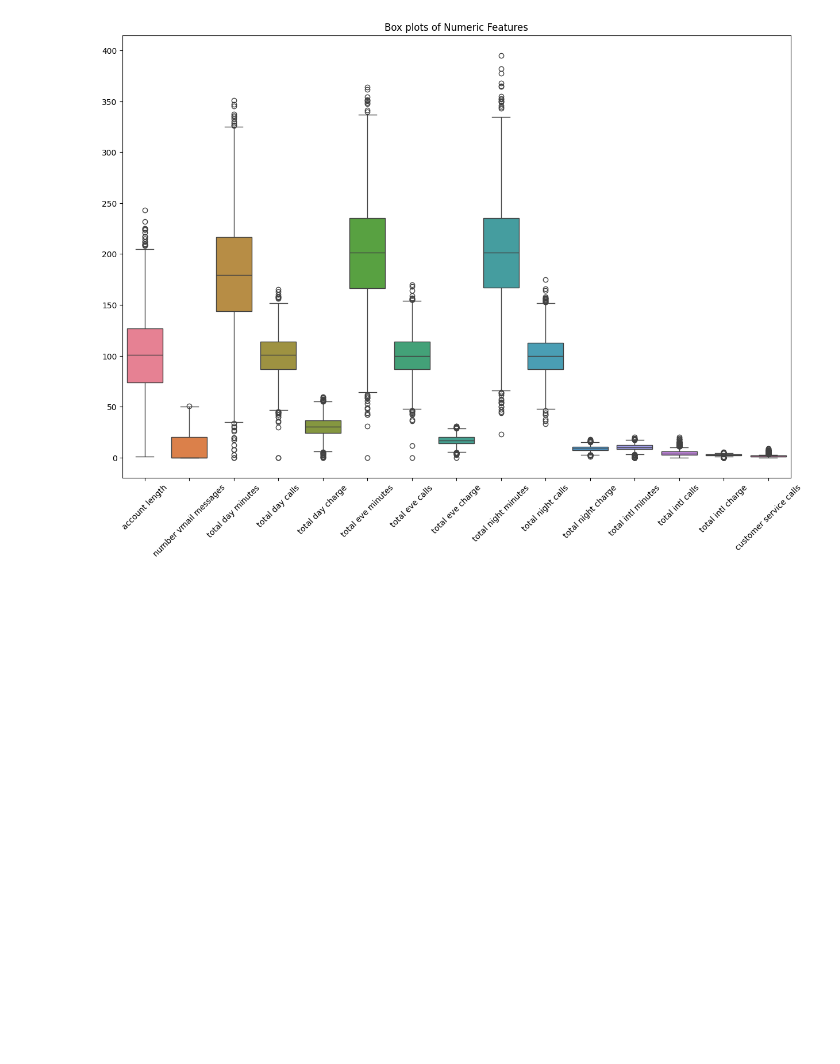
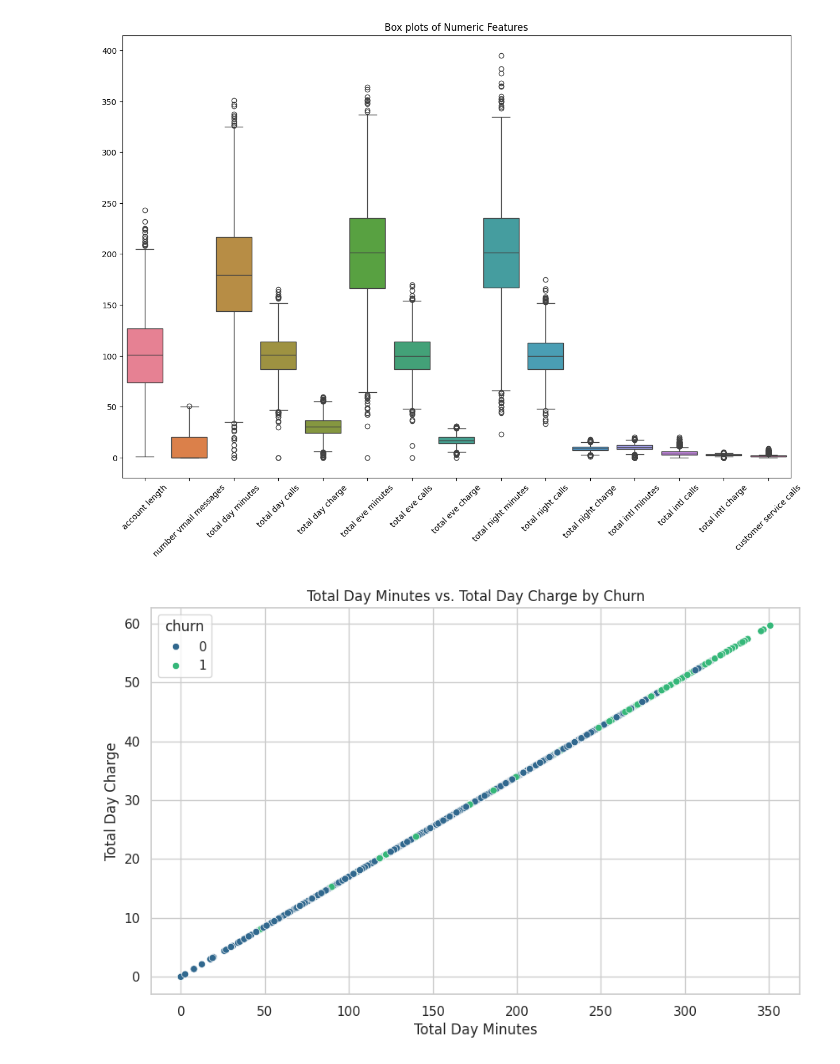
Before and after one commit to Kanyi254/Syria-Tel-Project, a Jupyter notebook: syriatel.ipynb, the cells around one changed output. Drawn from its saved outputs; the diff is of its cells as text; code cells hidden in the pictures; blank space fills up the shorter version.

```diff
--- a/syriatel.ipynb
+++ b/syriatel.ipynb
@@ -276,3 +276,16 @@ plt.xticks(rotation=45)
 plt.show()
 # %% [output]
 [figure]
+# %%
+# Set the style for the plots
+sns.set(style="whitegrid")
+
+# 1. Scatterplot: Total Day Minutes vs. Total Day Charge
+plt.figure(figsize=(10, 6))
+sns.scatterplot(x='total day minutes', y='total day charge', hue='churn', data=df, palette='viridis')
+plt.title('Total Day Minutes vs. Total Day Charge by Churn')
+plt.xlabel('Total Day Minutes')
+plt.ylabel('Total Day Charge')
+plt.show()
+# %% [output]
+[figure, added]
```
Also changed, not shown: parts of 15 cells of this notebook.
